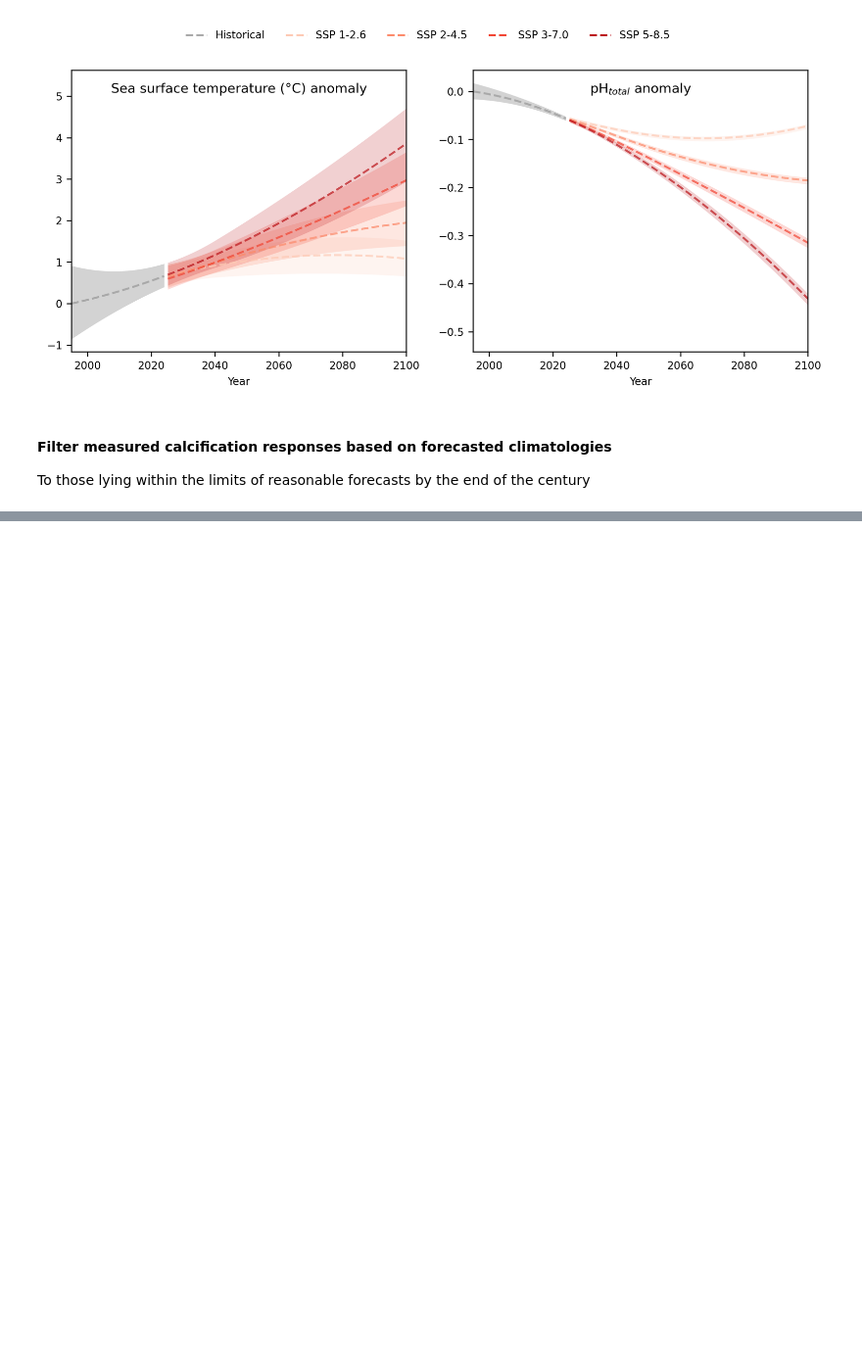
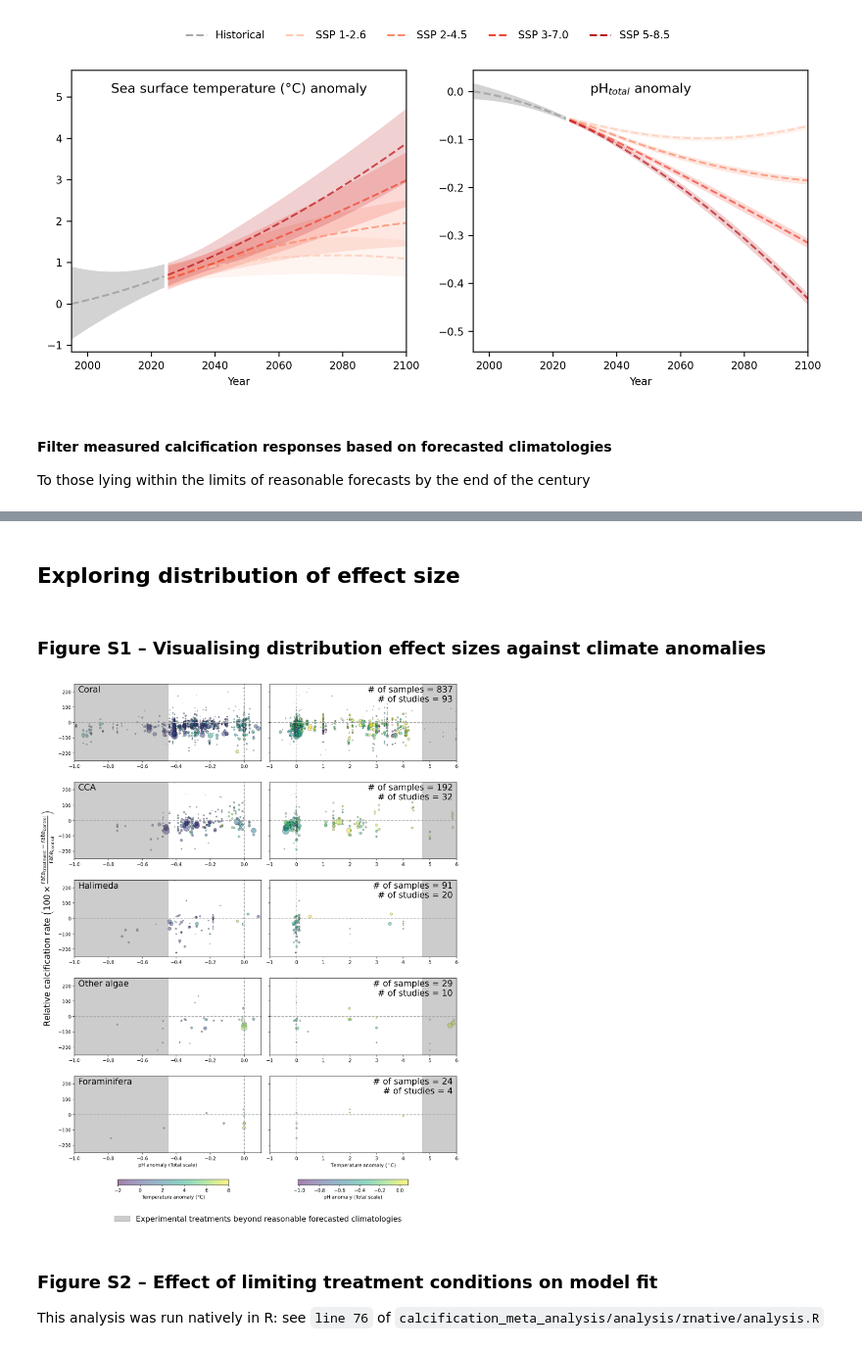
Before and after one commit to orlando-code/NREE_persistence_reef_structures_meta_analysis, a Jupyter notebook: notebooks/meta-analysis.ipynb, the cells around one changed output, grey strips where cells are left out. Shown at 98% size. Saved outputs shown, nothing was run; the diff lists cells and outputs as text; code cells hidden in the pictures; blank space fills up the shorter version.

```diff
--- a/notebooks/meta-analysis.ipynb
+++ b/notebooks/meta-analysis.ipynb
@@ -73,0 +263,14 @@ climatology_plot.plot_extreme_climatology_values(data_df, global_anomaly_df);
+# %% [markdown]
+## Exploring distribution of effect size
+# %% [markdown]
+### Figure S1 – Visualising distribution effect sizes against climate anomalies
+# %%
+fig, axes = data_exploration.plot_core_grouping_scatter(
+    calcification_data_df, global_anomaly_df
+)
+# %% [output]
+[figure, added]
+# %% [markdown]
+### Figure S2 – Effect of limiting treatment conditions on model fit
+
+This analysis was run natively in R: see `line 76` of `calcification_meta_analysis/analysis/rnative/analysis.R`
```
Also changed, not shown: parts of 45 cells of this notebook.
